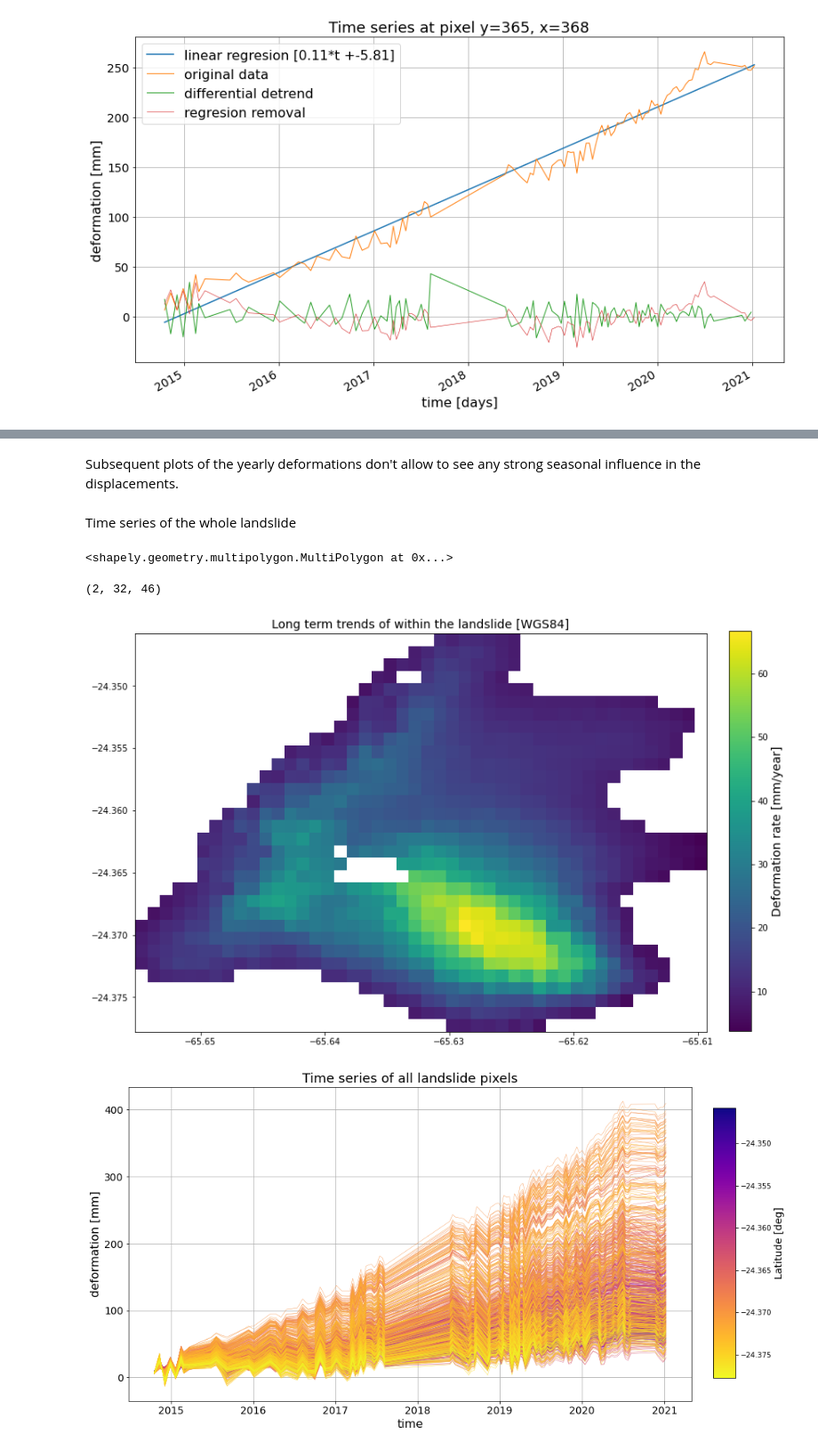
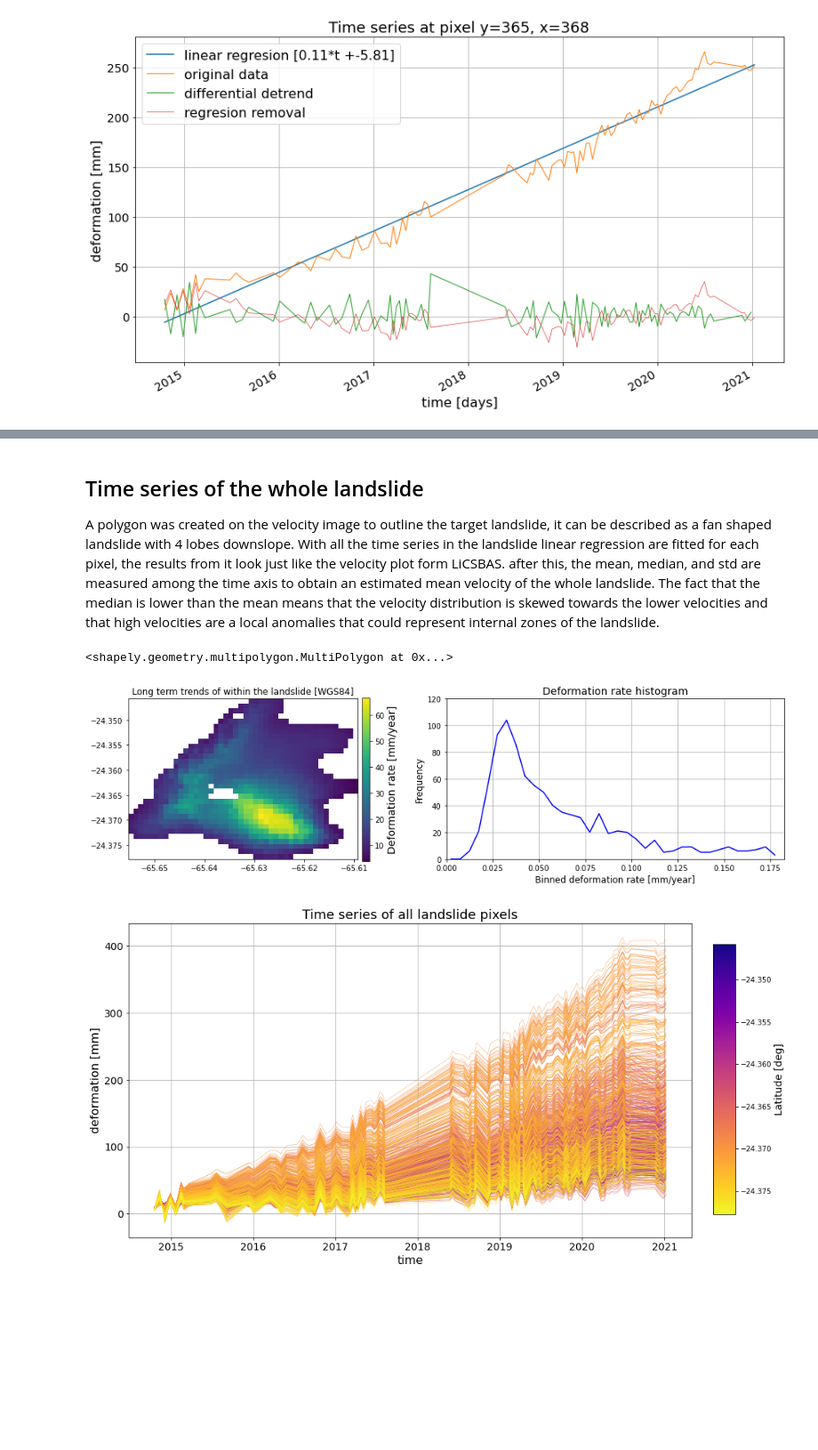
Before and after one commit to nicgar20/ts_analysis, a Jupyter notebook: ts_analysis.ipynb, the cells around one changed output, grey strips where cells are left out. Shown at 89% size. Cells and saved outputs as stored; diff of their text form; code cells hidden in the pictures; blank space fills up the shorter version.

Commit message:
Included trends histogram and better plots

```diff
--- a/ts_analysis.ipynb
+++ b/ts_analysis.ipynb
@@ -189,7 +193,7 @@ plt.show()
-# %% [markdown]
-Subsequent plots of the yearly deformations don't allow to see any strong seasonal influence in the displacements.
 # %% [markdown]
-Time series of the whole landslide
+## Time series of the whole landslide
+
+A polygon was created on the velocity image to outline the target landslide, it can be described as a fan shaped landslide with 4 lobes downslope. With all the time series in the landslide linear regression are fitted for each pixel, the results from it look just like the velocity plot form LiCSBAS. after this, the mean, median, and std are measured among the time axis to obtain an estimated mean velocity of the whole landslide. The fact that the median is lower than the mean means that the velocity distribution is skewed towards the lower velocities and that high velocities are a local anomalies that could represent internal zones of the landslide.
 # %%
 #create geotiff from sample and array
 #Run once
@@ -199,10 +203,15 @@ tif_out = 'cum_deformation.tif'
 if not os.path.isfile(tif_out):
     fid = 'sample_tiff.tif'
     sample_dataset = rasterio.open(fid)
-
     profile = sample_dataset.profile
     profile.update(count=ts_arr.shape[0])
 
     array_out = ts_cube.copy()
     with rasterio.open(tif_out, 'w', **profile) as dst:
         dst.write(array_out.astype(rasterio.float32))
+
+ts_filepath = 'cum_deformation.tif'
+landslide_polygon = gpd.read_file("Landslide_border.gpkg")
+landslide_polygon.geometry[0]
+# %% [output]
+<shapely.geometry.multipolygon.MultiPolygon at 0x...>
@@ -212,9 +218,6 @@ landslide_polygon = gpd.read_file("Landslide_border.gpkg")
-# %%
-landslide_polygon.geometry[0]
-# %% [output]
-<shapely.geometry.multipolygon.MultiPolygon at 0x...>
 # %%
-with rasterio.open(ts_filepath) as src:
+# Load the comulative deformation data cube raster
+with rasterio.open(tif_out) as src:
     feature = [mapping(landslide_polygon.geometry[0])]
     masked_band = mask(src, feature, crop=True, all_touched=True)
     ts_landslide = masked_band[0]
@@ -229,32 +232,40 @@ def get_trend(x):
 
 regressions = np.apply_along_axis(get_trend,axis=0, arr=ts_landslide) # in mm/day
 # first value is the slope, second is the intercept
-regressions.shape
+
+vel_bins = np.arange(0,np.nanmax(regressions[0,:,:]), 0.005)
+vel_hist, vel_bin_edges = np.histogram(regressions[0,:,:], vel_bins)
+vel_bin_centers = vel_bin_edges[:-1] + np.diff(vel_bin_edges)/2
-# %% [output]
-(2, 32, 46)
 # %%
-fig, ax = plt.subplots(figsize = (12,10))
+fig, ax = plt.subplots(1,2,  figsize = (14,4))
 
 regressions_year_slope = regressions[0,:,:]*365
-
 im = rasterio.plot.show(regressions_year_slope,
-               ax=ax,
+               ax=ax[0],
                transform=pixel_georeferences)
 
-cax = fig.add_axes([0.93, 0.18, 0.03, 0.65])
+cax = fig.add_axes([0.425, 0.145, 0.01, 0.765])
 norm = mpl.colors.Normalize(vmin=np.nanmin(regressions_year_slope),
                             vmax=np.nanmax(regressions_year_slope))
 cmap = mpl.cm.viridis
 cb1 = mpl.colorbar.ColorbarBase(ax=cax, cmap=cmap,
                                 norm=norm,
                                 orientation='vertical'
                                )
 
 cb1.set_label('Deformation rate [mm/year]', size=14)
-ax.set_title("Long term trends of within the landslide [WGS84]", size=14)
+ax[0].set_title("Long term trends of within the landslide [WGS84]", size=12)
+
+ax[1].plot(vel_bin_centers, vel_hist, 'b-')
+ax[1].set_title('Deformation rate histogram', size=14)
+ax[1].set_xlabel('Binned deformation rate [mm/year]', size=12)
+ax[1].set_ylabel('Frequency', size=12)
+ax[1].grid('on')
+ax[1].set(xlim=(0, np.nanmax(regressions[0,:,:])), ylim=(0,120))
+plt.tight_layout()
 plt.show()
 # %% [output]
-[figure, old version]
+[figure, new version]
 # %%
 #Plot all time series
 ts_plots = ts_landslide.transpose(1, 2, 0).reshape(ts_landslide.shape[1]*ts_landslide.shape[2],
```
Also changed, not shown: parts of 5 cells of this notebook.
